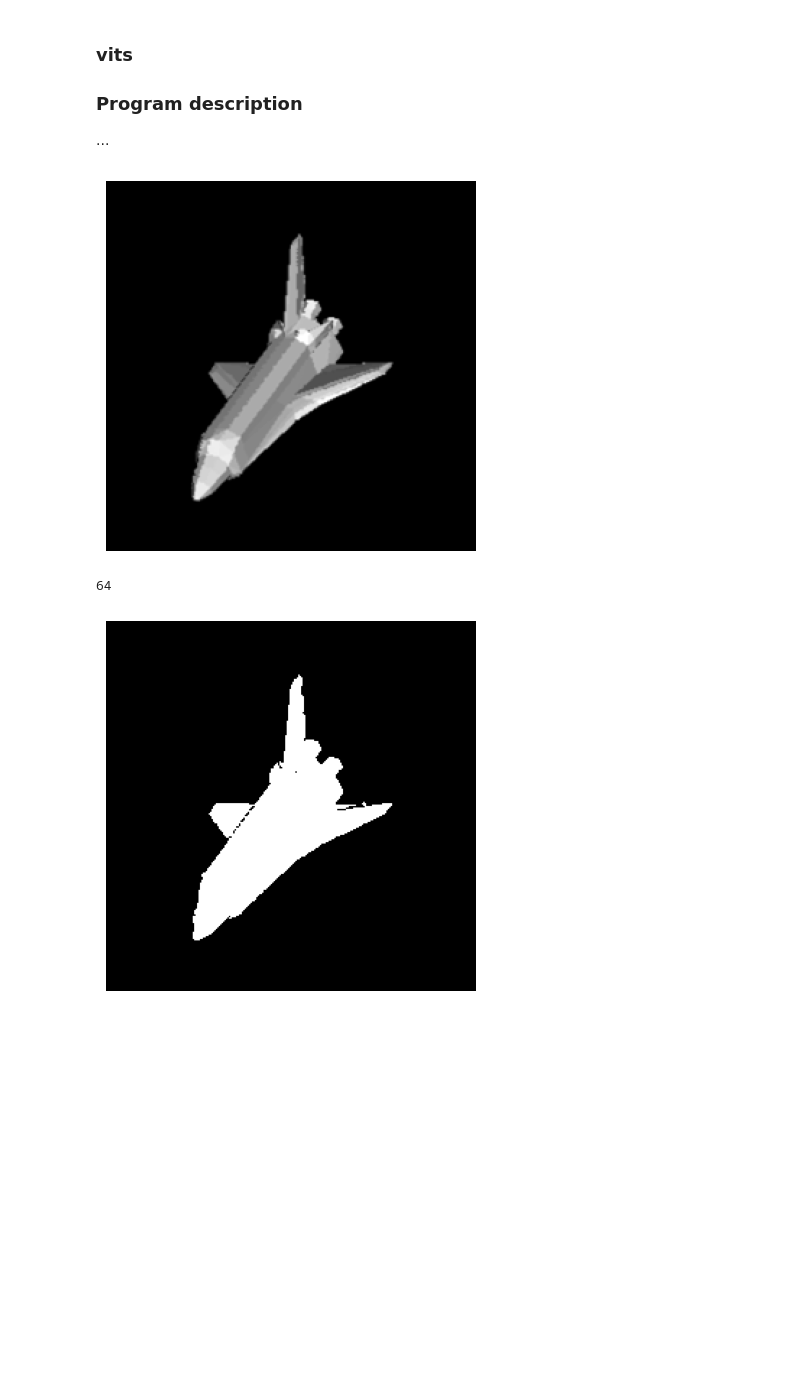
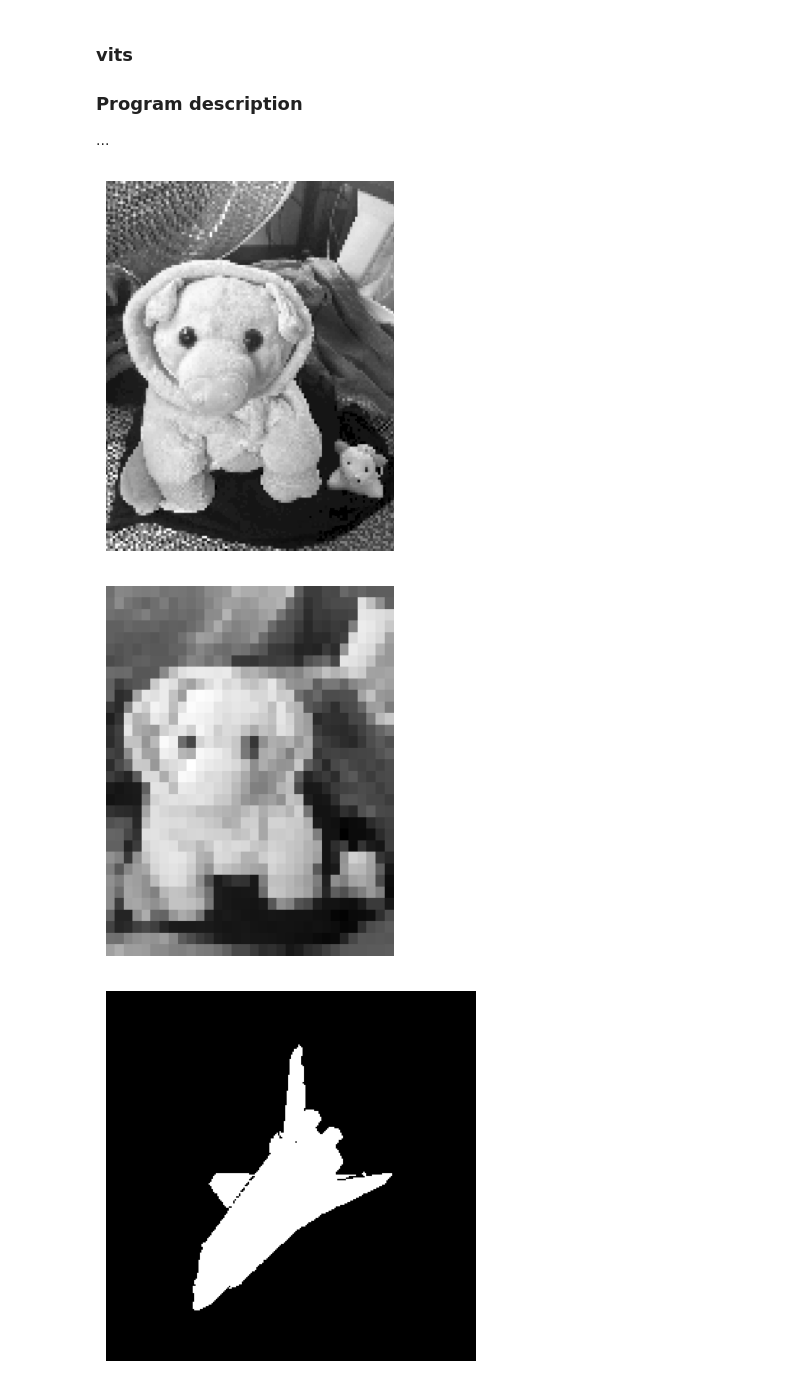
Before and after one commit to sophtsang/Binary_Image, a Jupyter notebook: binary.ipynb, the cells around one changed output. Drawn from its saved outputs; the diff is of its cells as text; code cells hidden in the pictures; blank space fills up the shorter version.

Commit message:
Added averaging function for all pixels in the same region given homogeneity criterion satisfied

```diff
--- a/binary.ipynb
+++ b/binary.ipynb
@@ -383,51 +383,59 @@ def split_tree (imarray, edge, thresh):
     I_ = (1/np.size(imarray)) * 1/np.sum(imarray)
     s_2 = (1/(np.size(imarray)-1)) * np.sum(imarray - I_) ** 2
 
-    # edge = (x_l, x_r, y_u, y_d)
+    # edge = (x_u, x_d, y_l, y_r)
     dict[edge] = []
     # # Not homogenous enough.
-    if s_2 >= thresh:
+    if s_2 >= thresh and imarray.shape[0] > 4 and imarray.shape[1] > 4:
         # Partition into R1, R2, R3, R4
-        row_split = int(imarray.shape[0]//2)
-        col_split = int(imarray.shape[1]//2)
+        row_split = int(imarray.shape[0]//2) # Horizontal split
+        col_split = int(imarray.shape[1]//2) # Vertical split
         # R1 = rows: [x,width/2-1], cols: [y,length/2-1]
         # R2 = rows: [x,width/2-1], cols: [length/2,length]
         # R3 = rows: [width/2,width], cols: [y,length/2-1]
         # R4 = rows: [width/2,width], cols: [length/2,length]
         split = [(edge[0], (edge[0]+row_split)-1, edge[2], (edge[2]+col_split)-1),
-                    (edge[0], (edge[0]+row_split)-1, (edge[2]+col_split), edge[3]),
+                (edge[0], (edge[0]+row_split)-1, (edge[2]+col_split), edge[3]),
                 ((edge[0]+row_split), edge[1], edge[2], (edge[2]+col_split)-1),
                 ((edge[0]+row_split), edge[1], (edge[2]+col_split), edge[3])]
         count = 0
-        for row in np.vsplit(imarray, [col_split]):
-            for region in np.hsplit(row, [row_split]):
+        for row in np.vsplit(imarray, [row_split]):
+            for region in np.hsplit(row, [col_split]):
                 dict[edge].append(region)
-                if region.shape[0] > 32 and region.shape[1] > 32:
+                if region.shape[0] > 10 and region.shape[1] > 20:
                     split_tree (region, split[count], thresh)
                 else:
+                    avg = np.average(region)
+                    for y in range(split[count][0], split[count][1]+1):
+                        for x in range(split[count][2], split[count][3]+1):
+                            im[y,x] = avg
                     segment_tree.append(region)
                 count += 1
     else:
+        dict[edge].append(imarray)
         segment_tree.append(imarray)
 
 def split_merge (imarray):
+    global im
     im = np.copy(imarray)
     tm = embedim(im, (1,1,1,1))
     # [node] contains all partitioned regions.
     node = [im]
     split_tree(im, (0, imarray.shape[0]-1, 0, imarray.shape[1]-1), 50)
     # for k in dict.items():
     #     print(k)
-    return segment_tree
+    return im
 
-dispmvx(read_img("shuttle.png"))
-split = split_merge(read_img("shuttle.png"))
-print(len(split))
+dispmvx(read_img("piggy.png"))
+split = split_merge(read_img("piggy.png"))
+# dispmvx(read_csv("blob.csv"))
+# split = split_merge(read_csv("blob.csv"))
+dispmvx(split)
 # for arr in split_merge(read_csv("blob.csv")):
 #     dispmvx(arr)
 # %% [output]
-[figure, old version]
+[figure, new version]
-64
+[figure, added]
 # %%
 dispmvx(vits(read_img("shuttle.png"), "shuttlev.png"))
 # %% [output]
```
